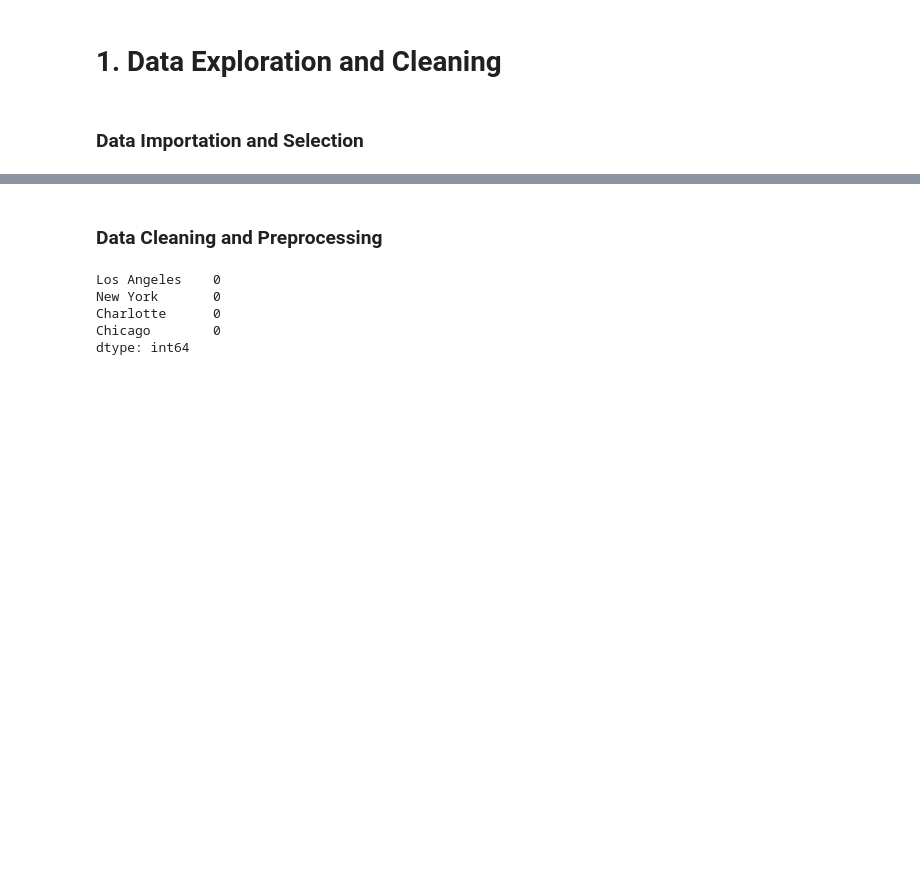
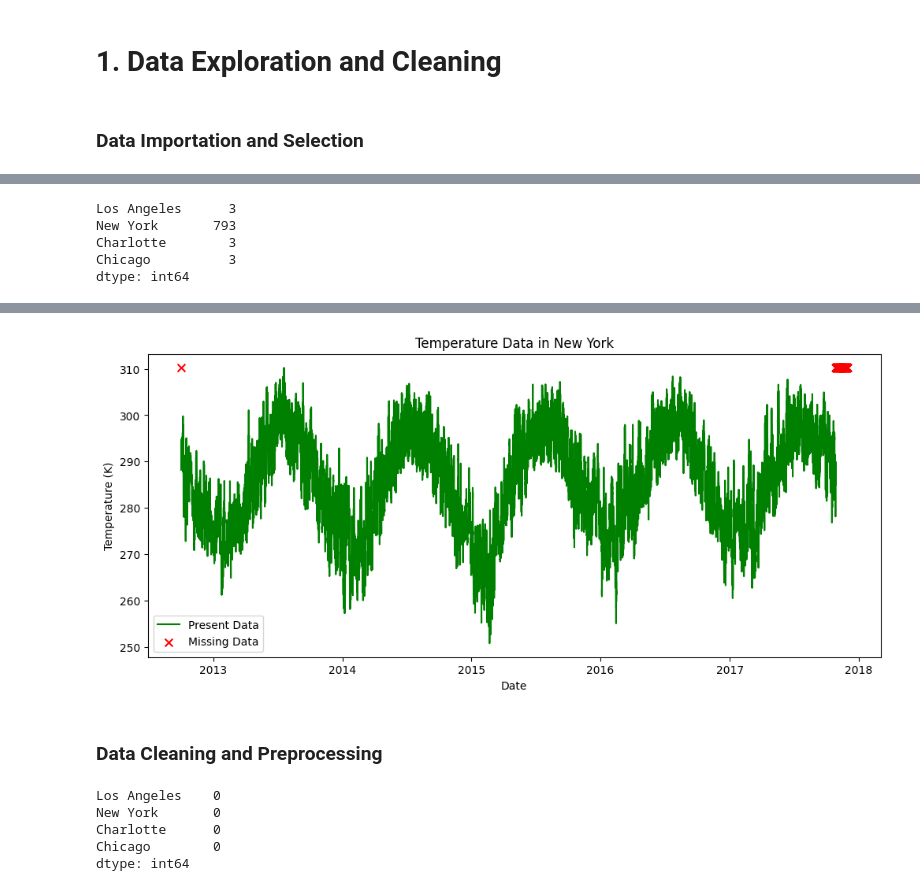
Before and after one commit to marceloamor/theory_application_of_da, a Jupyter notebook: assignment_1.ipynb, the cells around one changed output, grey strips where cells are left out. Saved outputs shown, nothing was run; the diff lists cells and outputs as text; code cells hidden in the pictures; blank space fills up the shorter version.

```diff
--- a/assignment_1.ipynb
+++ b/assignment_1.ipynb
@@ -70,0 +42,40 @@ DatetimeIndex(['2012-10-01 12:00:00', '2013-03-11 07:00:00',
+# %%
+# do a sumif on number of days for each city where temperature is NA
+df.isnull().sum()
+# %% [output]
+Los Angeles      3
+New York       793
+Charlotte        3
+Chicago          3
+dtype: int64
+# %%
+# Get timestamps where NY temperature is NA
+timestamps_ny_na = df[df['New York'].isna()].index
+timestamps_la_na = df[df['Los Angeles'].isna()].index
+timestamps_chicago_na = df[df['Chicago'].isna()].index
+timestamps_charlotte_na = df[df['Charlotte'].isna()].index
+
+print(timestamps_ny_na)
+print(timestamps_la_na)
+print(timestamps_chicago_na)
+print(timestamps_charlotte_na)
+
+# Check for missing values in the New York column
+missing_data = df['New York'].isnull()
+
+# Plot the temperature data for New York
+plt.figure(figsize=(12, 5))
+plt.plot(df.index, df['New York'], color='green', label='Present Data')
+
+# Highlight missing data points
+plt.scatter(df.index[missing_data],
+            [df['New York'].max()] * missing_data.sum(),
+            color='red', marker='x', s=50, label='Missing Data')
+
+# Labels and title
+plt.xlabel("Date")
+plt.ylabel("Temperature (K)")
+plt.title("Temperature Data in New York")
+plt.legend()
+plt.show()
+# %% [output]
@@ -71,3 +99,4 @@ DatetimeIndex(['2012-10-01 12:00:00', '2013-03-11 07:00:00',
+[figure, added]
 # %% [markdown]
 ### Data Cleaning and Preprocessing
 # %%
```
Also changed, not shown: parts of 13 cells of this notebook, 7 other files.
